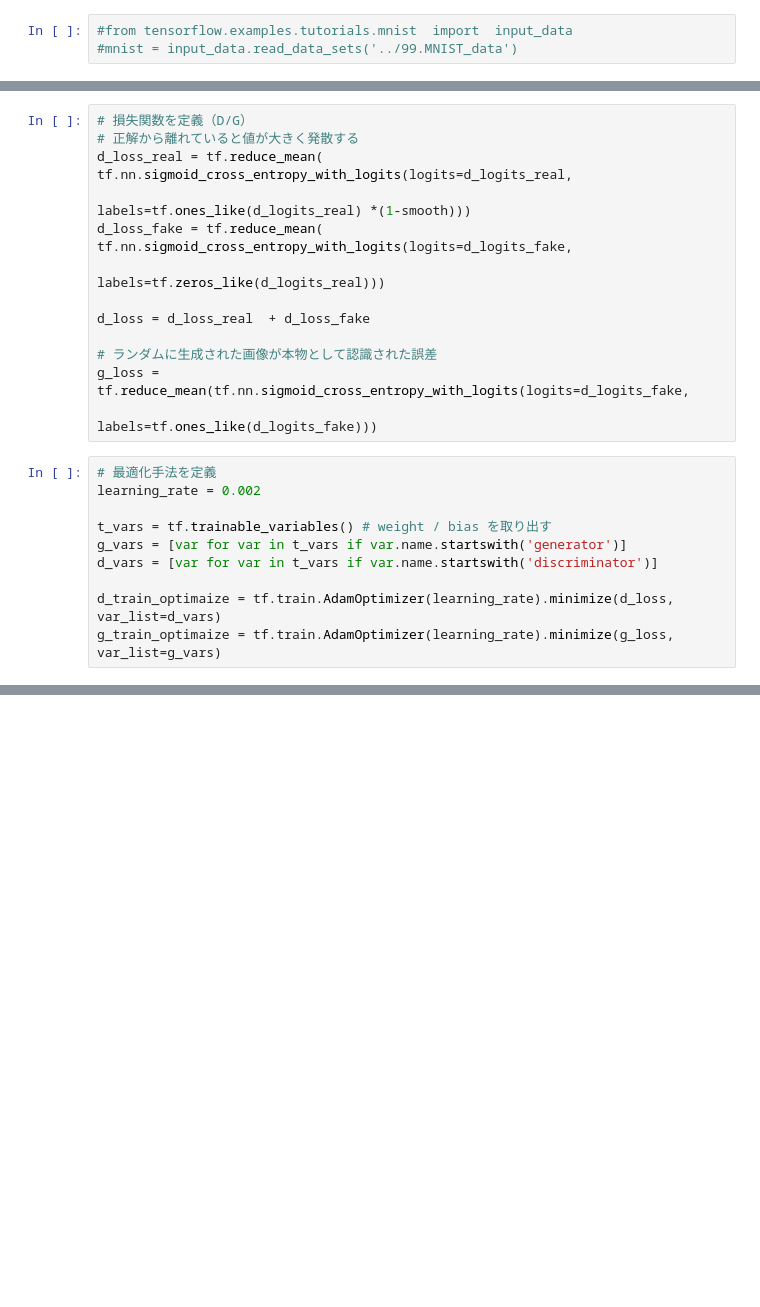
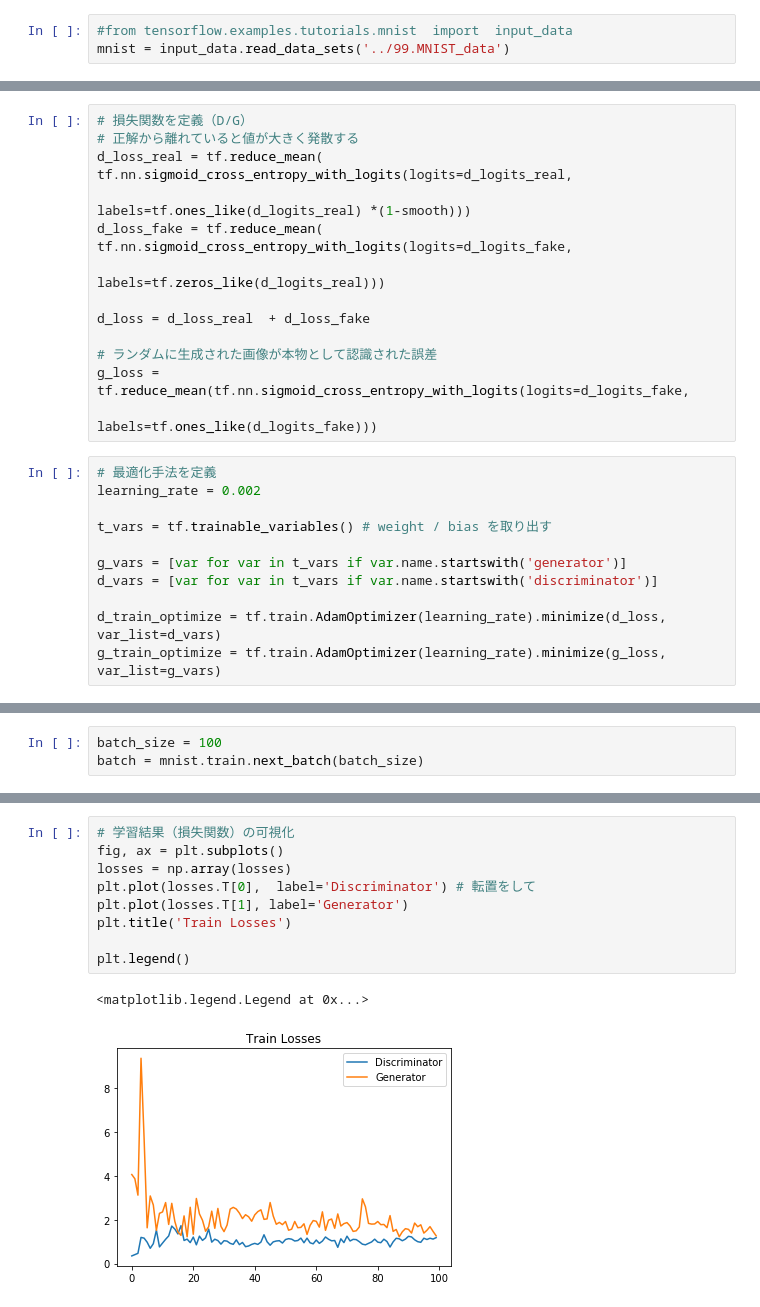
Before and after one commit to k501/generateStudy, a Jupyter notebook: Udemy_GAN_MNIST.ipynb, the cells around one changed output, grey strips where cells are left out. Saved outputs shown, nothing was run; the diff lists cells and outputs as text; blank space fills up the shorter version.

Commit message:
image api

```diff
--- a/Udemy_GAN_MNIST.ipynb
+++ b/Udemy_GAN_MNIST.ipynb
@@ -8,4 +10,4 @@ import matplotlib.pyplot as plt
 # %%
 #from tensorflow.examples.tutorials.mnist  import  input_data
-#mnist = input_data.read_data_sets('../99.MNIST_data')
+mnist = input_data.read_data_sets('../99.MNIST_data')
 # %% [output]
@@ -87,8 +85,9 @@ g_loss =  tf.reduce_mean(tf.nn.sigmoid_cross_entropy_with_logits(logits=d_logits
 learning_rate = 0.002
 
 t_vars = tf.trainable_variables() # weight / bias を取り出す
+
 g_vars = [var for var in t_vars if var.name.startswith('generator')]
 d_vars = [var for var in t_vars if var.name.startswith('discriminator')]
 
-d_train_optimaize = tf.train.AdamOptimizer(learning_rate).minimize(d_loss, var_list=d_vars)
-g_train_optimaize = tf.train.AdamOptimizer(learning_rate).minimize(g_loss, var_list=g_vars)
+d_train_optimize = tf.train.AdamOptimizer(learning_rate).minimize(d_loss, var_list=d_vars)
+g_train_optimize = tf.train.AdamOptimizer(learning_rate).minimize(g_loss, var_list=g_vars)
@@ -94,0 +96,3 @@ g_train_optimaize = tf.train.AdamOptimizer(learning_rate).minimize(g_loss, var_l
+# %%
+batch_size = 100
+batch = mnist.train.next_batch(batch_size)
@@ -94,0 +176,12 @@ g_train_optimaize = tf.train.AdamOptimizer(learning_rate).minimize(g_loss, var_l
+# %%
+# 学習結果（損失関数）の可視化
+fig, ax = plt.subplots()
+losses = np.array(losses)
+plt.plot(losses.T[0],  label='Discriminator') # 転置をして
+plt.plot(losses.T[1], label='Generator')
+plt.title('Train Losses')
+
+plt.legend()
+# %% [output]
+<matplotlib.legend.Legend at 0x...>
+[figure, added]
```
Also changed, not shown: parts of 20 cells of this notebook, 11 other files.
